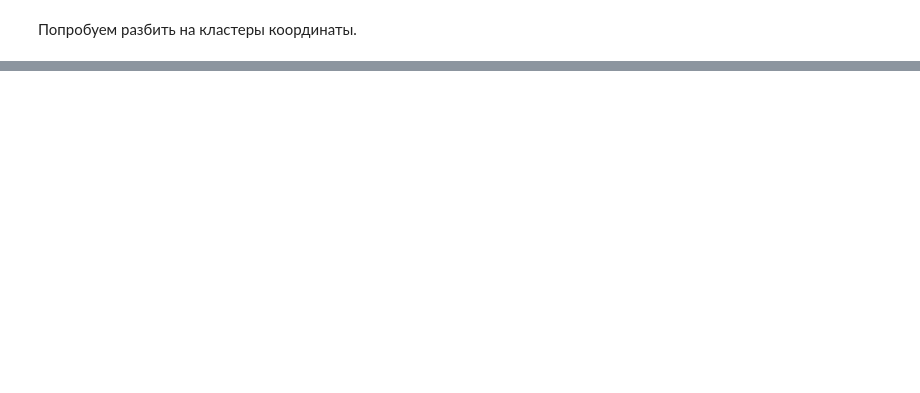
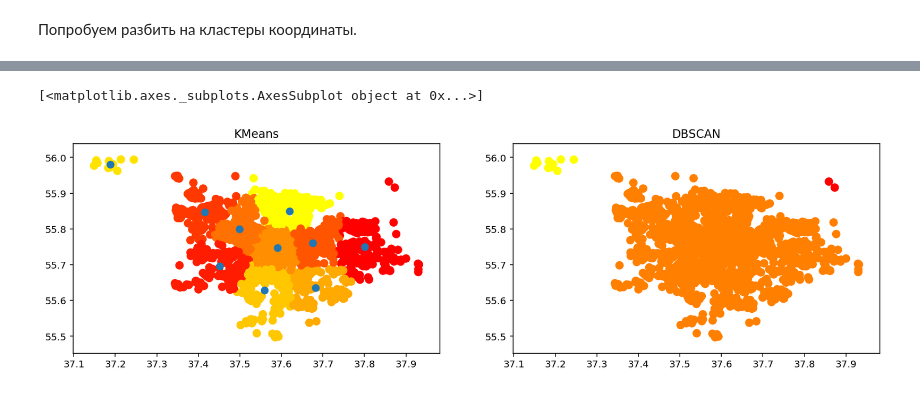
Before and after one commit to rimidalv/school_netology, a Jupyter notebook: 2.6 - clustering/Homework/homework clustering.ipynb, the cells around one changed output, grey strips where cells are left out. Drawn from its saved outputs; the diff is of its cells as text; code cells hidden in the pictures; blank space fills up the shorter version.

```diff
--- a/2.6 - clustering/Homework/homework clustering.ipynb
+++ b/2.6 - clustering/Homework/homework clustering.ipynb
@@ -140,0 +91,26 @@ plt.plot(ks, k_inertia)
+# %%
+clusters_num = 10
+# %%
+algorithms = [
+    KMeans(clusters_num),
+    DBSCAN(eps=0.05),
+]
+# %%
+fig, axes = plt.subplots(1, len(algorithms) , figsize=(15, 4))
+clusters = []
+print(axes[1:])
+for ax, algorithm in zip(axes, algorithms):
+    # кластеризуем и выводим картинку
+    cluster = algorithm.fit_predict(X_scaled)
+#     ax.scatter(X_scaled[:, 0], X_scaled[:, 1], c=cluster, cmap='autumn', s=60)
+    ax.scatter(X_scaled.x, X_scaled.y, c=cluster, cmap='autumn', s=60)
+    ax.set_title(algorithm.__class__.__name__)
+
+    clusters.append(cluster)
+    # если есть центры кластеров - выведем их
+    if algorithm.__class__.__name__ in {'KMeans'}:
+        centers = algorithm.cluster_centers_
+        ax.scatter(centers[:, 0], centers[:, 1], s=50)
+# %% [output]
+[<matplotlib.axes._subplots.AxesSubplot object at 0x...>]
+[figure, added]
```
Also changed, not shown: parts of 22 cells of this notebook.
